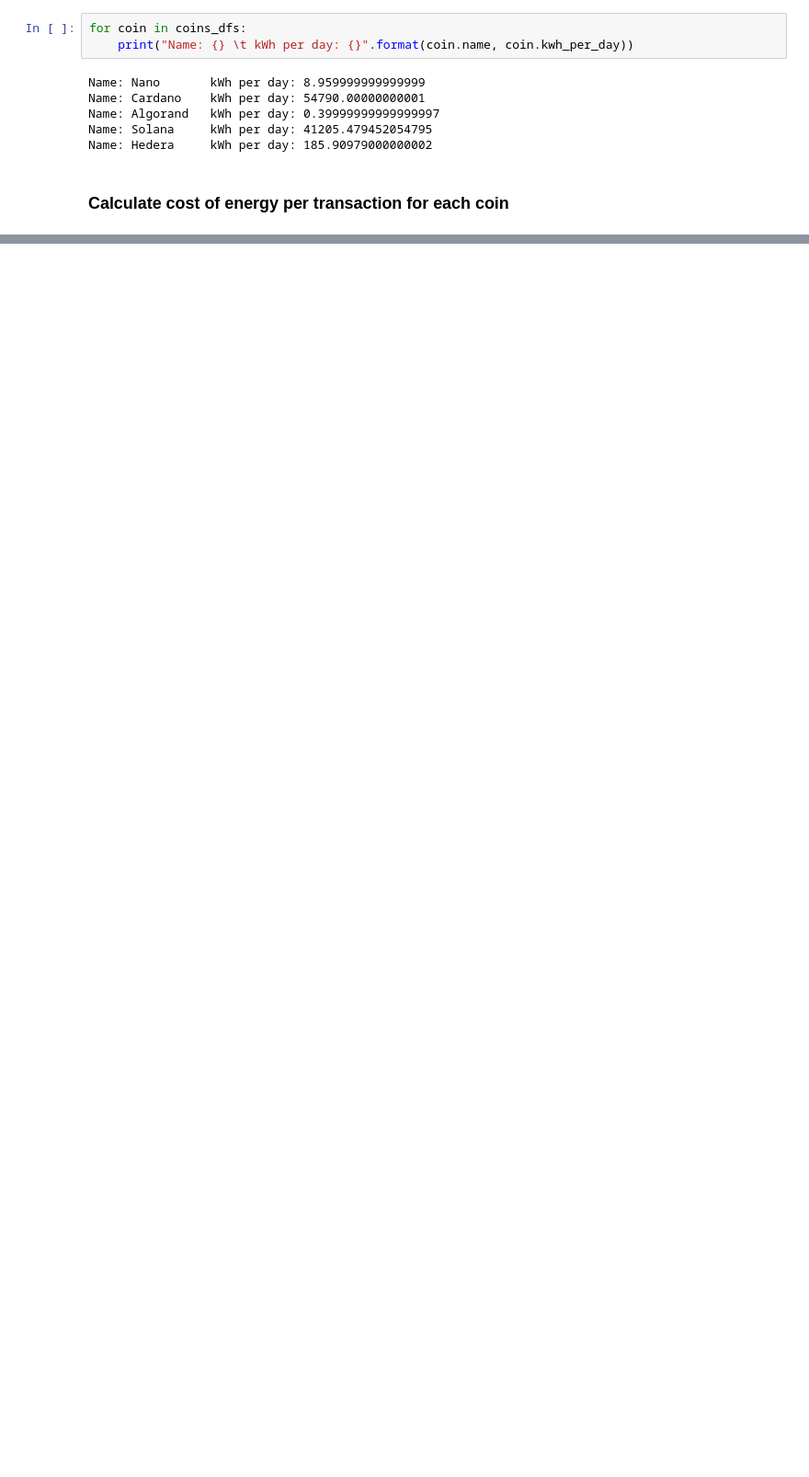
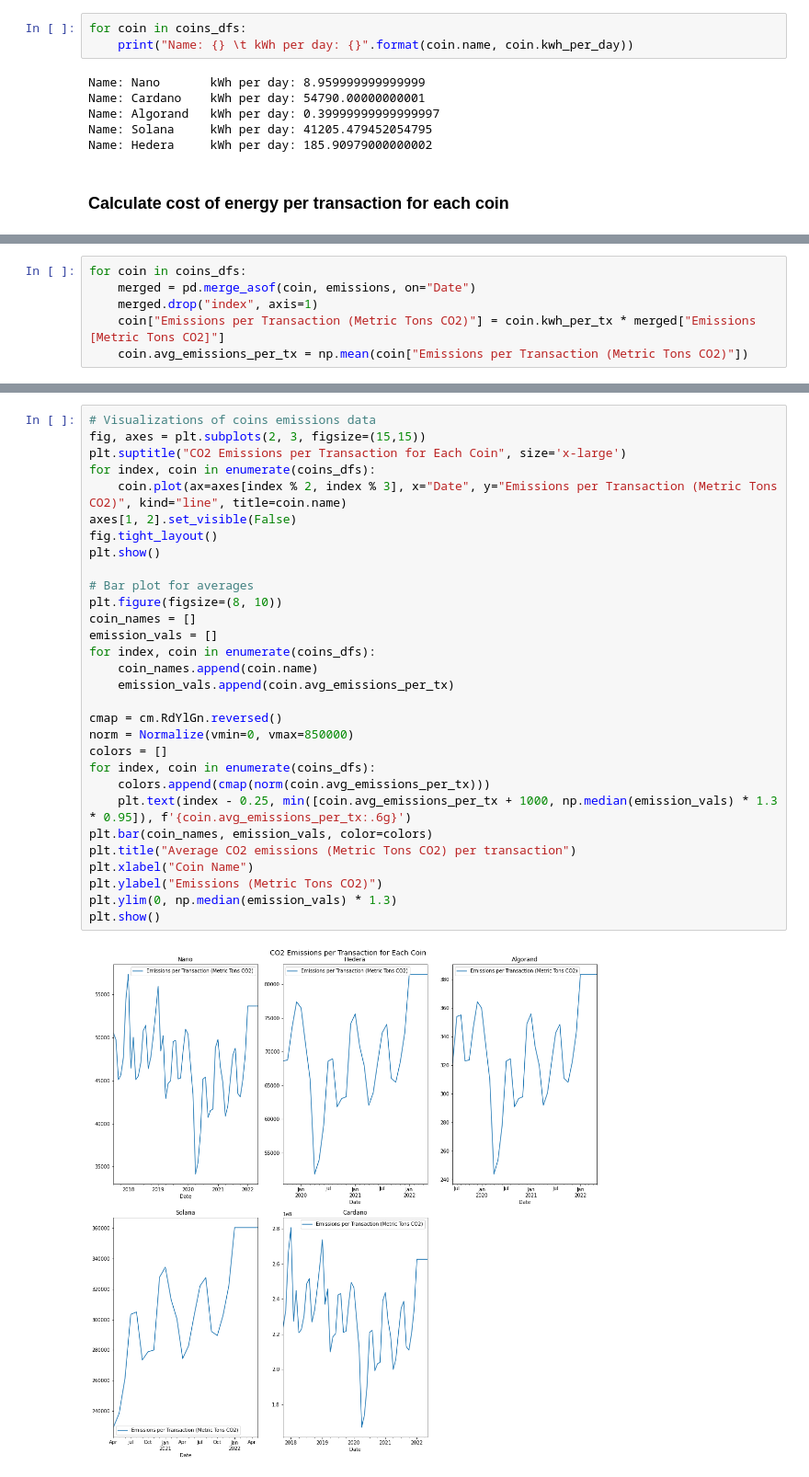
Before and after one commit to taylor-giles-sbu/CSE551-Final-Project, a Jupyter notebook: final-project-data.ipynb, the cells around one changed output, grey strips where cells are left out. Shown at 92% size. Saved outputs shown, nothing was run; the diff lists cells and outputs as text; blank space fills up the shorter version.

```diff
--- a/final-project-data.ipynb
+++ b/final-project-data.ipynb
@@ -196,0 +216,6 @@ NameError: name 't' is not defined
+# %%
+for coin in coins_dfs:
+    merged = pd.merge_asof(coin, emissions, on="Date")
+    merged.drop("index", axis=1)
+    coin["Emissions per Transaction (Metric Tons CO2)"] = coin.kwh_per_tx * merged["Emissions [Metric Tons CO2]"]
+    coin.avg_emissions_per_tx = np.mean(coin["Emissions per Transaction (Metric Tons CO2)"])
@@ -196,0 +224,32 @@ NameError: name 't' is not defined
+# %%
+# Visualizations of coins emissions data
+fig, axes = plt.subplots(2, 3, figsize=(15,15))
+plt.suptitle("CO2 Emissions per Transaction for Each Coin", size='x-large')
+for index, coin in enumerate(coins_dfs):
+    coin.plot(ax=axes[index % 2, index % 3], x="Date", y="Emissions per Transaction (Metric Tons CO2)", kind="line", title=coin.name)
+axes[1, 2].set_visible(False)
+fig.tight_layout()
+plt.show()
+
+# Bar plot for averages
+plt.figure(figsize=(8, 10))
+coin_names = []
+emission_vals = []
+for index, coin in enumerate(coins_dfs):
+    coin_names.append(coin.name)
+    emission_vals.append(coin.avg_emissions_per_tx)
+
+cmap = cm.RdYlGn.reversed()
+norm = Normalize(vmin=0, vmax=850000)
+colors = []
+for index, coin in enumerate(coins_dfs):
+    colors.append(cmap(norm(coin.avg_emissions_per_tx)))
+    plt.text(index - 0.25, min([coin.avg_emissions_per_tx + 1000, np.median(emission_vals) * 1.3 * 0.95]), f'{coin.avg_emissions_per_tx:.6g}')
+plt.bar(coin_names, emission_vals, color=colors)
+plt.title("Average CO2 emissions (Metric Tons CO2) per transaction")
+plt.xlabel("Coin Name")
+plt.ylabel("Emissions (Metric Tons CO2)")
+plt.ylim(0, np.median(emission_vals) * 1.3)
+plt.show()
+# %% [output]
+[figure, added]
```
Also changed, not shown: parts of 7 cells of this notebook.
